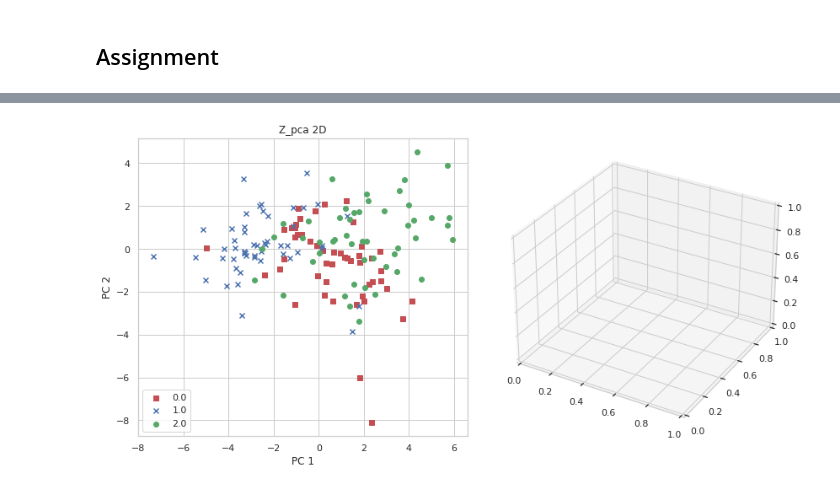
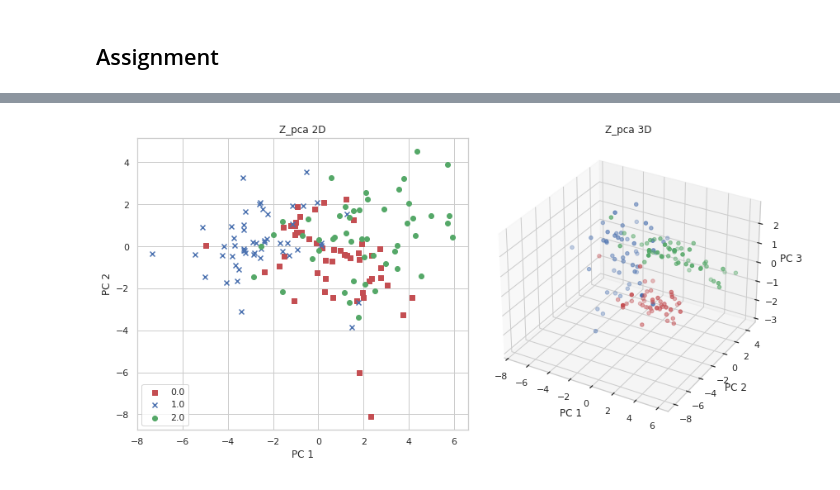
Before and after one commit to BennyNTHU/DL2021, a Jupyter notebook: Lab02/Lab02_110065508.ipynb, the cells around one changed output, grey strips where cells are left out. Drawn from its saved outputs; the diff is of its cells as text; code cells hidden in the pictures.

```diff
--- a/Lab02/Lab02_110065508.ipynb
+++ b/Lab02/Lab02_110065508.ipynb
@@ -183,3 +183,7 @@ W_2D = np.hstack((eigen_pairs[0][1][:, np.newaxis],
                eigen_pairs[1][1][:, np.newaxis]))
 
 #you should form a projection matrix which projects from raw-data dimension to 3 dimension here
+# %%
+W_3D = np.hstack((eigen_pairs[0][1][:, np.newaxis],
+                  eigen_pairs[1][1][:, np.newaxis],
+                  eigen_pairs[2][1][:, np.newaxis]))
@@ -193,32 +216,46 @@ from mpl_toolkits.mplot3d import Axes3D
 
 #cacculate z_pca(2d and 3d)
 Z_pca2 = Z.dot(W_2D)
+Z_pca3 = Z.dot(W_3D)
 
 #plot settings
 colors = ['r', 'b', 'g']
 markers = ['s', 'x', 'o']
 fig = plt.figure(figsize=(12,6))
 
 #plot 2D
 plt2 = fig.add_subplot(1,2,1)
 for l, c, m in zip(np.unique(Y_load), colors, markers):
     plt2.scatter(Z_pca2[Y_load==l, 0],
                 Z_pca2[Y_load==l, 1],
                 c=c, label=l, marker=m)
 
 plt.title('Z_pca 2D')
 plt.xlabel('PC 1')
 plt.ylabel('PC 2')
 plt.legend(loc='lower left')
 plt.tight_layout()
 
 #plot 3D
 plt3 = fig.add_subplot(1,2,2, projection='3d')
-#you should plot a 3D scatter using plt3.scatter here (see Axes3D.scatter in matplotlib)
+for l, c, m in zip(np.unique(Y_load), colors, markers):
+    plt3.scatter(xs=Z_pca3[Y_load==l, 0],
+                   ys=Z_pca3[Y_load==l, 1],
+                   zs=Z_pca3[Y_load==l, 2],
+                   zdir='z',
+                   s=20,
+                   c=c,
+                   depthshade=True)
+
+plt.title('Z_pca 3D')
+plt.xlabel('PC 1')
+plt.ylabel('PC 2')
+plt3.set_zlabel('PC 3')#zlabel('PC 3')
+plt.tight_layout()
 
 if not os.path.exists('./output'):
     os.makedirs('./output')
 plt.savefig('./output/fig-pca-2-3-z.png', dpi=300)
 plt.show()
 # %% [output]
-[figure, old version]
+[figure, new version]
```
Also changed, not shown: parts of 1 cell of this notebook.
